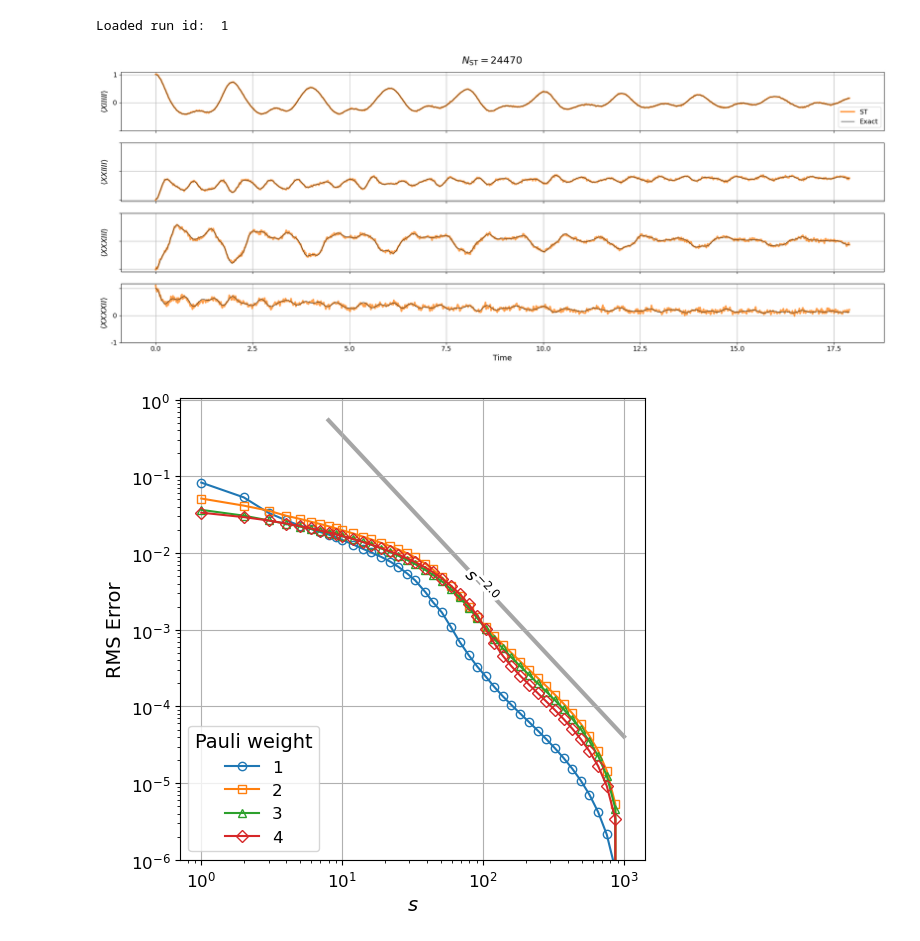
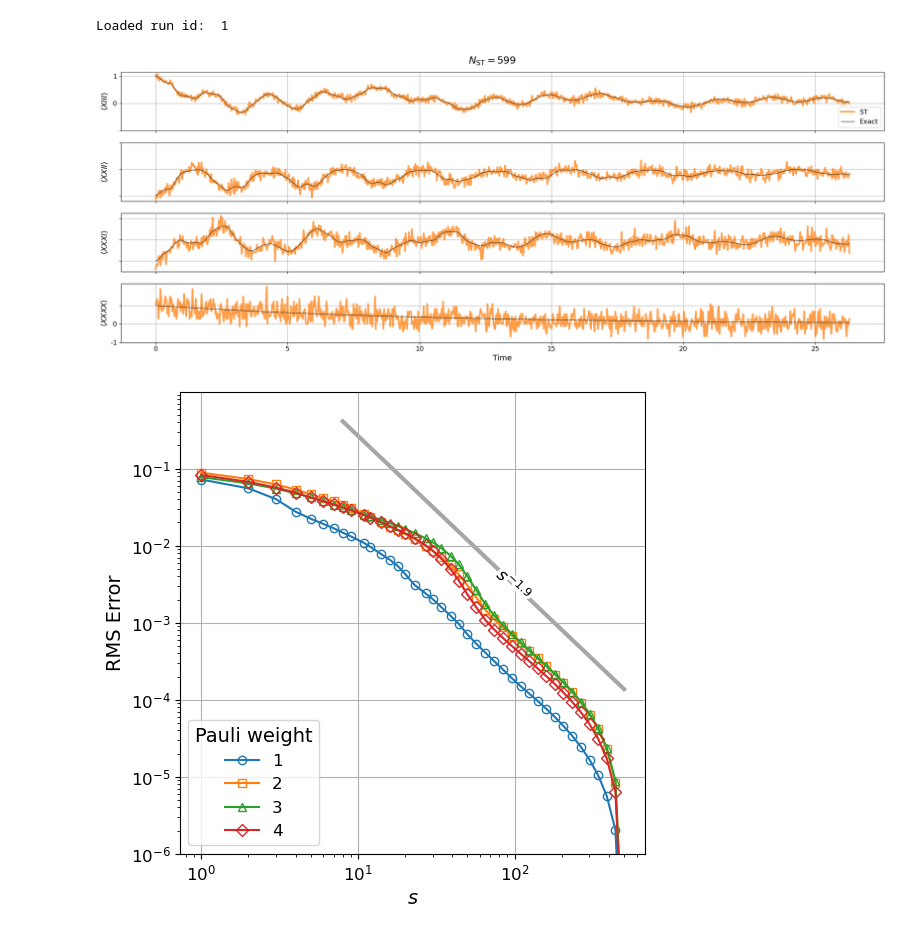
Before and after one commit to USCqserver/CSST, a Jupyter notebook: DATA_ANALYSIS.ipynb, the cells around one changed output. Cells and saved outputs as stored; diff of their text form; code cells hidden in the pictures.

```diff
--- a/DATA_ANALYSIS.ipynb
+++ b/DATA_ANALYSIS.ipynb
@@ -90,9 +90,9 @@ def find_run_id(run_dir: Path, target_params):
 # %%
 #specify info
 NX = 2
-NY = 3
-HAM = 'heis'
-ISTATE = '+-+-+-'
+NY = 2
+HAM = 'tfim'
+ISTATE = '+-+-'
 EPS = 0.2
 
 if EPS:
@@ -201,22 +201,22 @@ def plot_observables(times, Ostrings, exacts, ests, cs_ests=None):
     fig.subplots_adjust(hspace=0)
     return fig
 # %%
-ostrings_to_plot = ['XIIIII', 'XXIIII', 'XXXIII', 'XXXXII']
+# ostrings_to_plot = ['XIIIII', 'XXIIII', 'XXXIII', 'XXXXII']
 # ostrings_to_plot = ['YIIIII', 'YYIIII', 'YYYIII', 'YYYYII']
 # ostrings_to_plot = ['ZIIIII', 'ZZIIII', 'ZZZIII', 'ZZZZII']
 
-# ostrings_to_plot = ['XIII', 'XXII', 'XXXI', 'XXXX']
+ostrings_to_plot = ['XIII', 'XXII', 'XXXI', 'XXXX']
 # ostrings_to_plot = ['YIII', 'YYII', 'YYYI', 'YYYY']
 # ostrings_to_plot = ['ZIII', 'ZZII', 'ZZZI', 'ZZZZ']
 
 oinds = np.array([ostrings.index(s) for s in ostrings_to_plot], dtype=int)
-sind = -4
+sind = -2
 fig = plot_observables(times, ostrings_to_plot, exacts[:,oinds], ests[:,oinds,sind])
 fig.suptitle(fr"$N_{{\text{{ST}}}}={shadow_subs[sind]}$")
 # plt.savefig(f'./plots/{LABEL}/examples.png', dpi=300, bbox_inches='tight')
 plt.tight_layout()
 # %% [output]
-[figure, old version]
+[figure, new version]
 # %%
 def compressibility(exacts, filedir=None, filename=None):
     reps = np.zeros((N,len(ostrings)),dtype=complex)
@@ -277,7 +277,7 @@ def compressibility(exacts, filedir=None, filename=None):
 fig = compressibility(exacts, filedir=PLOT_DIR)
 plt.show()
 # %% [output]
-[figure, old version]
+[figure, new version]
 # %%
 def LB(epsilon, delta, w):
     sigma = 3**w
```
Also changed, not shown: parts of 18 cells of this notebook, 2 other files.
